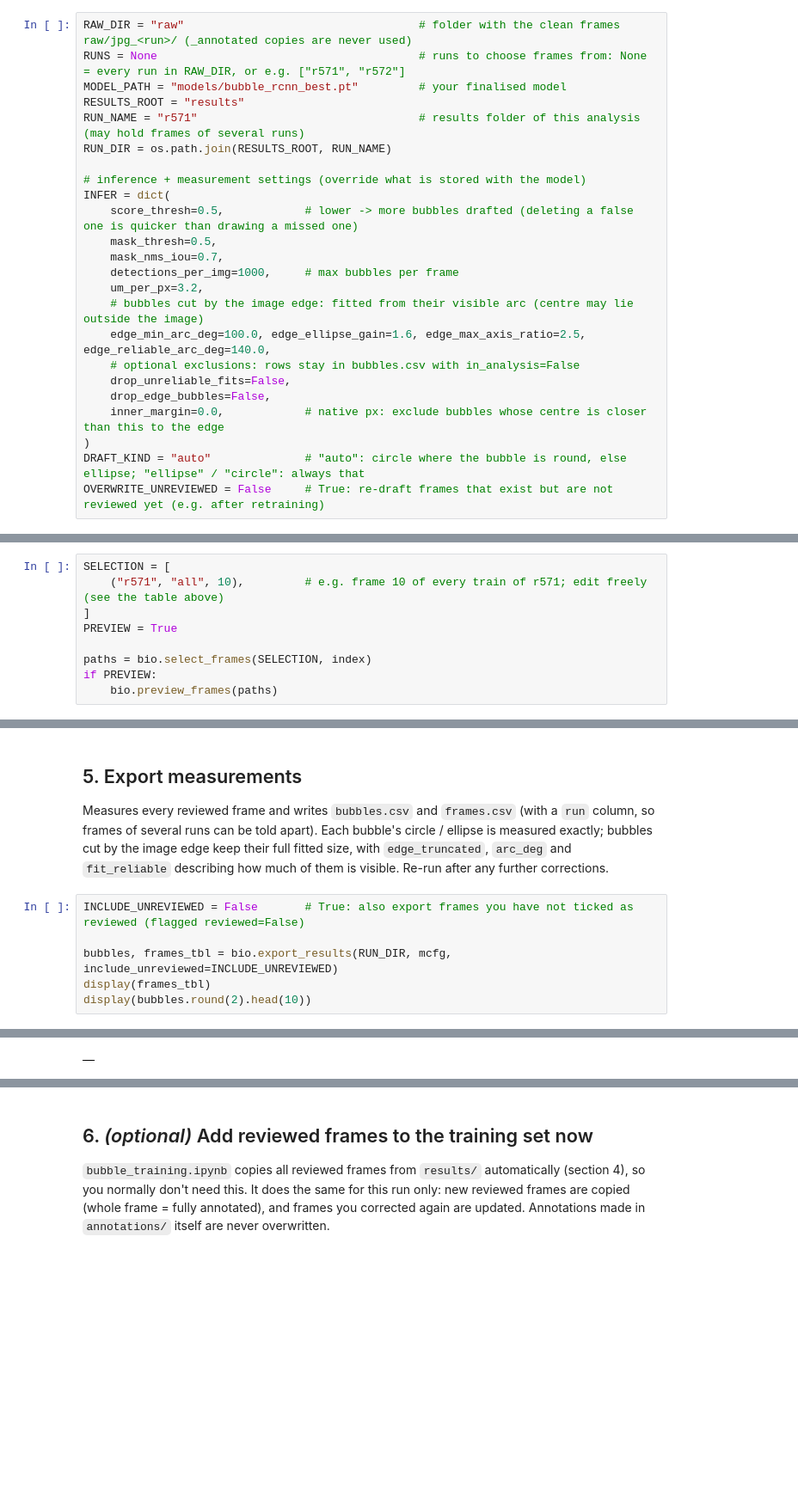
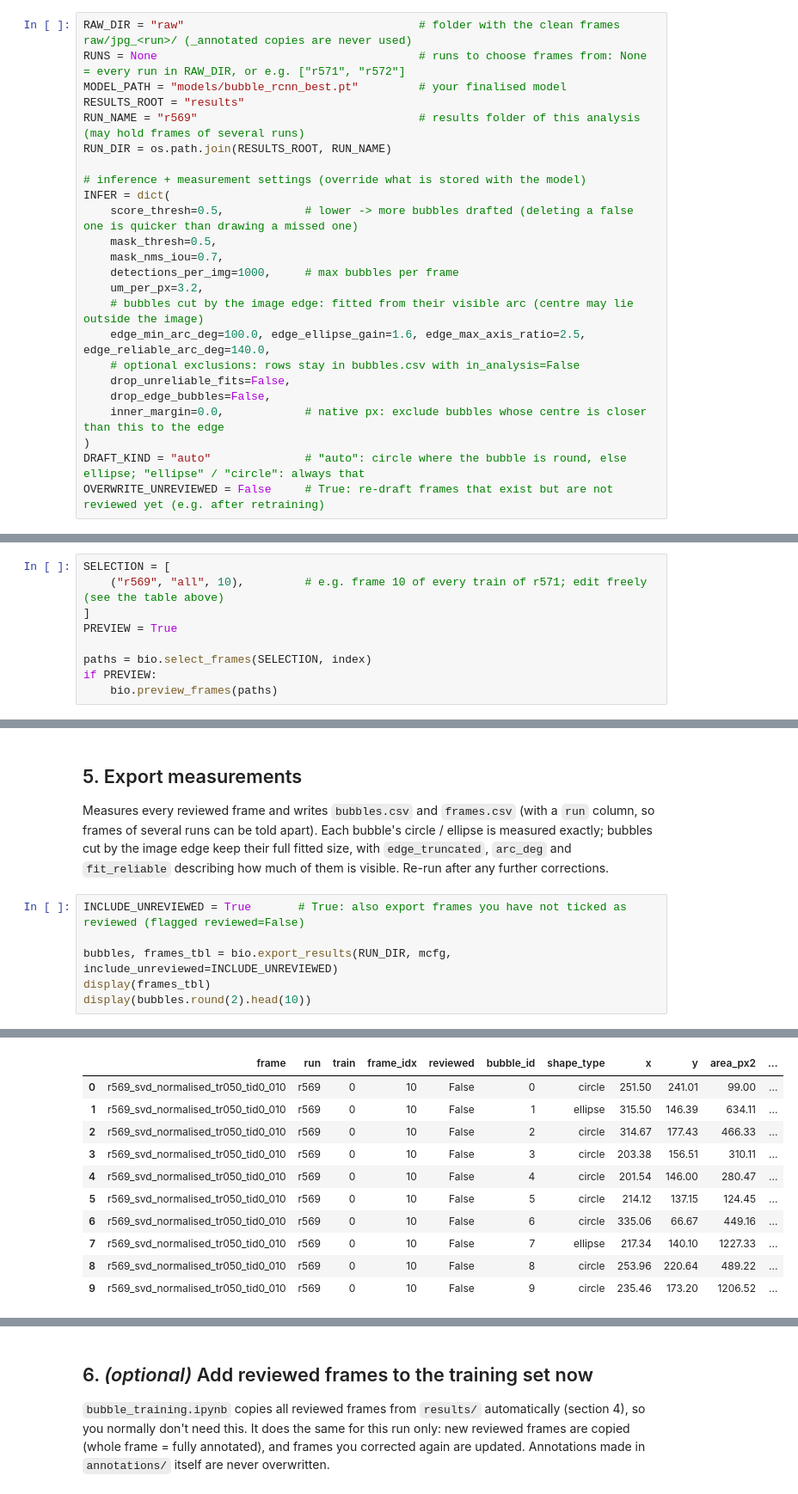
Before and after one commit to struanbowie/foam_analysis, a Jupyter notebook: bubble_inference.ipynb, the cells around one changed output, grey strips where cells are left out. Shown at 86% size. Saved outputs shown, nothing was run; the diff lists cells and outputs as text; blank space fills up the shorter version.

Commit message:
analysis

```diff
--- a/bubble_inference.ipynb
+++ b/bubble_inference.ipynb
@@ -45,7 +45,7 @@ RAW_DIR = "raw"                                   # folder with the clean frames
 RUNS = None                                       # runs to choose frames from: None = every run in RAW_DIR, or e.g. ["r571", "r572"]
 MODEL_PATH = "models/bubble_rcnn_best.pt"         # your finalised model
 RESULTS_ROOT = "results"
-RUN_NAME = "r571"                                 # results folder of this analysis (may hold frames of several runs)
+RUN_NAME = "r569"                                 # results folder of this analysis (may hold frames of several runs)
 RUN_DIR = os.path.join(RESULTS_ROOT, RUN_NAME)
 
 # inference + measurement settings (override what is stored with the model)
@@ -96,7 +114,7 @@ Runs not in `RUNS` (CONFIG) are not indexed, so they cannot be selected.
 The preview uses a fixed grey scale, so over- or under-exposed frames are easy to spot.
 # %%
 SELECTION = [
-    ("r571", "all", 10),         # e.g. frame 10 of every train of r571; edit freely (see the table above)
+    ("r569", "all", 10),         # e.g. frame 10 of every train of r571; edit freely (see the table above)
 ]
 PREVIEW = True
 
@@ -168,7 +198,7 @@ runs can be told apart). Each bubble's circle / ellipse is measured exactly; bub
 full fitted size, with `edge_truncated`, `arc_deg` and `fit_reliable` describing how much of them is visible.
 Re-run after any further corrections.
 # %%
-INCLUDE_UNREVIEWED = False       # True: also export frames you have not ticked as reviewed (flagged reviewed=False)
+INCLUDE_UNREVIEWED = True       # True: also export frames you have not ticked as reviewed (flagged reviewed=False)
 
 bubbles, frames_tbl = bio.export_results(RUN_DIR, mcfg, include_unreviewed=INCLUDE_UNREVIEWED)
 display(frames_tbl)
@@ -180 +216,11 @@ exported 0 frames, 0 bubbles -> results/r563/bubbles.csv, frames.csv
-|  |
+|  | frame | run | train | frame_idx | reviewed | bubble_id | shape_type | x | y | area_px2 | ... |
+| 0 | r569_svd_normalised_tr050_tid0_010 | r569 | 0 | 10 | False | 0 | circle | 251.50 | 241.01 | 99.00 | ... |
+| 1 | r569_svd_normalised_tr050_tid0_010 | r569 | 0 | 10 | False | 1 | ellipse | 315.50 | 146.39 | 634.11 | ... |
+| 2 | r569_svd_normalised_tr050_tid0_010 | r569 | 0 | 10 | False | 2 | circle | 314.67 | 177.43 | 466.33 | ... |
+| 3 | r569_svd_normalised_tr050_tid0_010 | r569 | 0 | 10 | False | 3 | circle | 203.38 | 156.51 | 310.11 | ... |
+| 4 | r569_svd_normalised_tr050_tid0_010 | r569 | 0 | 10 | False | 4 | circle | 201.54 | 146.00 | 280.47 | ... |
+| 5 | r569_svd_normalised_tr050_tid0_010 | r569 | 0 | 10 | False | 5 | circle | 214.12 | 137.15 | 124.45 | ... |
+| 6 | r569_svd_normalised_tr050_tid0_010 | r569 | 0 | 10 | False | 6 | circle | 335.06 | 66.67 | 449.16 | ... |
+| 7 | r569_svd_normalised_tr050_tid0_010 | r569 | 0 | 10 | False | 7 | ellipse | 217.34 | 140.10 | 1227.33 | ... |
+| 8 | r569_svd_normalised_tr050_tid0_010 | r569 | 0 | 10 | False | 8 | circle | 253.96 | 220.64 | 489.22 | ... |
+| 9 | r569_svd_normalised_tr050_tid0_010 | r569 | 0 | 10 | False | 9 | circle | 235.46 | 173.20 | 1206.52 | ... |
```
Also changed, not shown: parts of 8 cells of this notebook, 44 other files.
